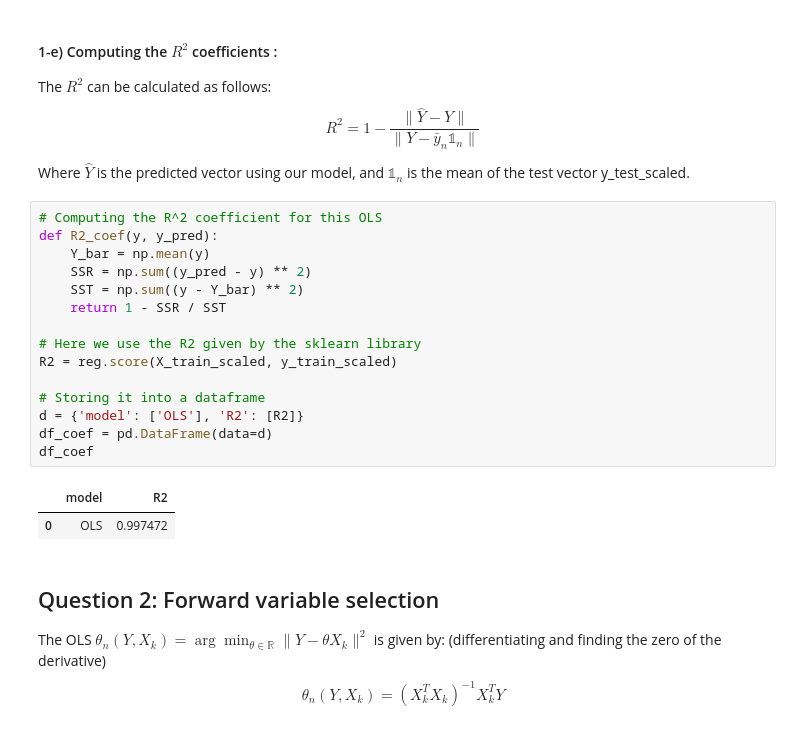
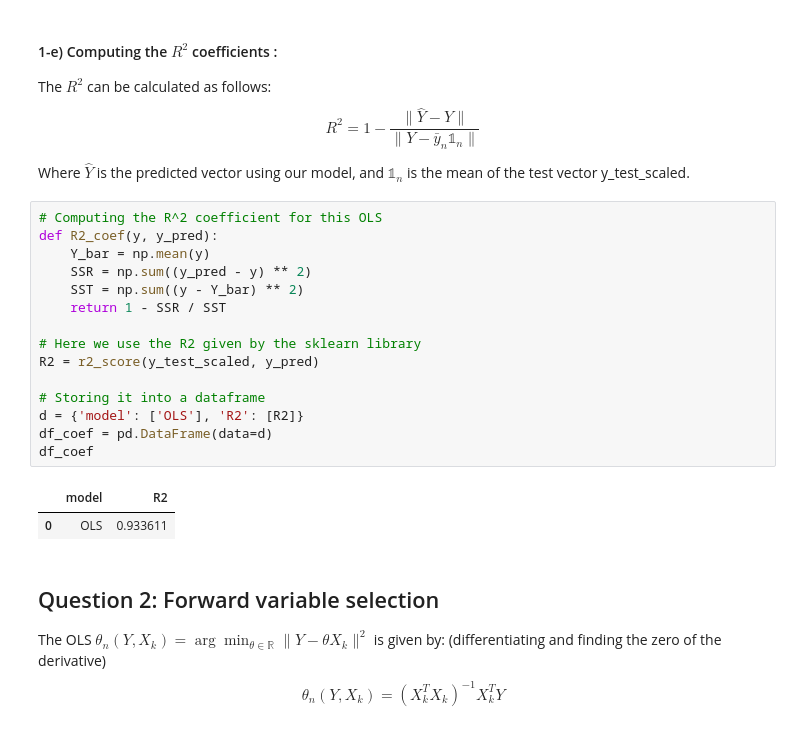
Before and after one commit to elfirdoussilab1/Linear-models, a Jupyter notebook: TP2.ipynb, the cells around one changed output. Cells and saved outputs as stored; diff of their text form.

```diff
--- a/TP2.ipynb
+++ b/TP2.ipynb
@@ -113,21 +117,21 @@ The $R^2$ can be calculated as follows:
 # %%
 # Computing the R^2 coefficient for this OLS
 def R2_coef(y, y_pred):
     Y_bar = np.mean(y)
     SSR = np.sum((y_pred - y) ** 2)
     SST = np.sum((y - Y_bar) ** 2)
     return 1 - SSR / SST
 
 # Here we use the R2 given by the sklearn library
-R2 = reg.score(X_train_scaled, y_train_scaled)
+R2 = r2_score(y_test_scaled, y_pred)
 
 # Storing it into a dataframe
 d = {'model': ['OLS'], 'R2': [R2]}
 df_coef = pd.DataFrame(data=d)
 df_coef
 # %% [output]
 |  | model | R2 |
-| 0 | OLS | 0.997472 |
+| 0 | OLS | 0.933611 |
 # %% [markdown]
 ## Question 2: Forward variable selection
 
```
Also changed, not shown: parts of 31 cells of this notebook.
